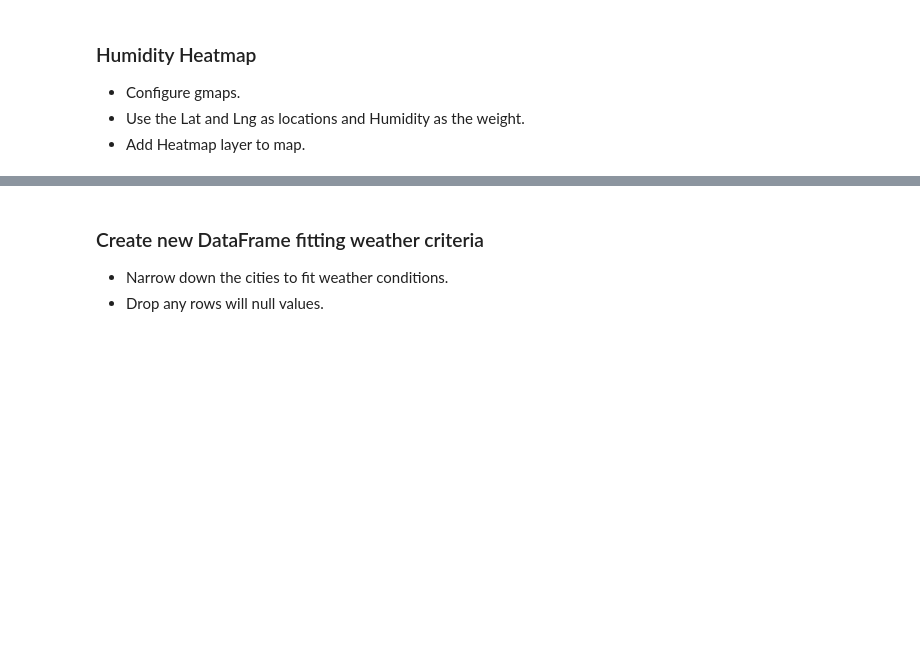
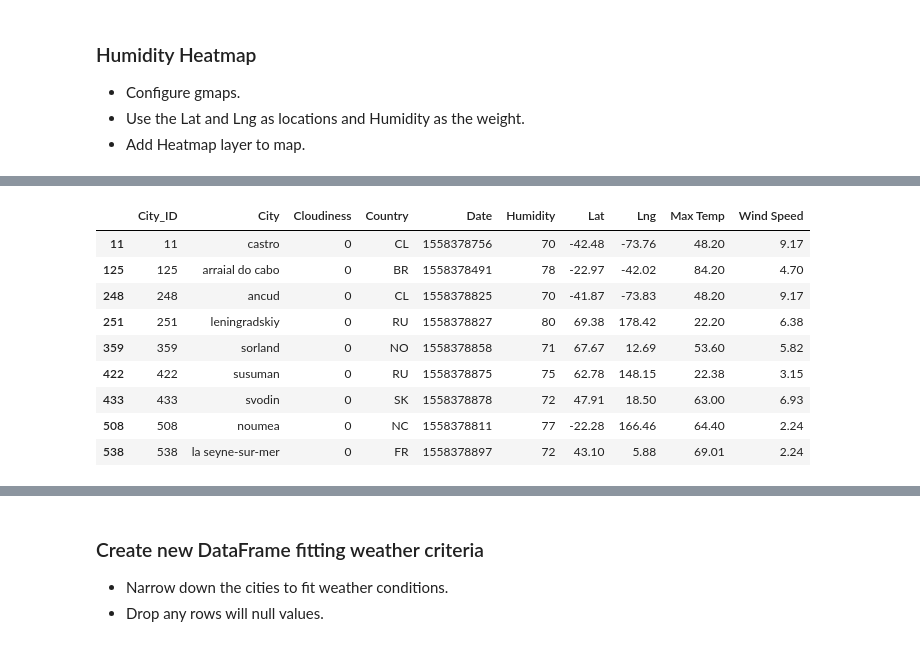
Before and after one commit to dgustave/Python-API-Challenge, a Jupyter notebook: Python-API-Challenge/Instructions/starter_code/VacationPy.ipynb, the cells around one changed output, grey strips where cells are left out. Cells and saved outputs as stored; diff of their text form; code cells hidden in the pictures; blank space fills up the shorter version.

```diff
--- a/Python-API-Challenge/Instructions/starter_code/VacationPy.ipynb
+++ b/Python-API-Challenge/Instructions/starter_code/VacationPy.ipynb
@@ -35,0 +106,15 @@ gmaps.configure(api_key = vacay_key)
+# %%
+#   Zero cloudiness.
+clear = speed[(speed["Cloudiness"] == 0)]
+clear.dropna(how='any')
+# %% [output]
+|  | City_ID | City | Cloudiness | Country | Date | Humidity | Lat | Lng | Max Temp | Wind Speed |
+| 11 | 11 | castro | 0 | CL | 1558378756 | 70 | -42.48 | -73.76 | 48.20 | 9.17 |
+| 125 | 125 | arraial do cabo | 0 | BR | 1558378491 | 78 | -22.97 | -42.02 | 84.20 | 4.70 |
+| 248 | 248 | ancud | 0 | CL | 1558378825 | 70 | -41.87 | -73.83 | 48.20 | 9.17 |
+| 251 | 251 | leningradskiy | 0 | RU | 1558378827 | 80 | 69.38 | 178.42 | 22.20 | 6.38 |
+| 359 | 359 | sorland | 0 | NO | 1558378858 | 71 | 67.67 | 12.69 | 53.60 | 5.82 |
+| 422 | 422 | susuman | 0 | RU | 1558378875 | 75 | 62.78 | 148.15 | 22.38 | 3.15 |
+| 433 | 433 | svodin | 0 | SK | 1558378878 | 72 | 47.91 | 18.50 | 63.00 | 6.93 |
+| 508 | 508 | noumea | 0 | NC | 1558378811 | 77 | -22.28 | 166.46 | 64.40 | 2.24 |
+| 538 | 538 | la seyne-sur-mer | 0 | FR | 1558378897 | 72 | 43.10 | 5.88 | 69.01 | 2.24 |
```
Also changed, not shown: parts of 13 cells of this notebook, 21 other files.
